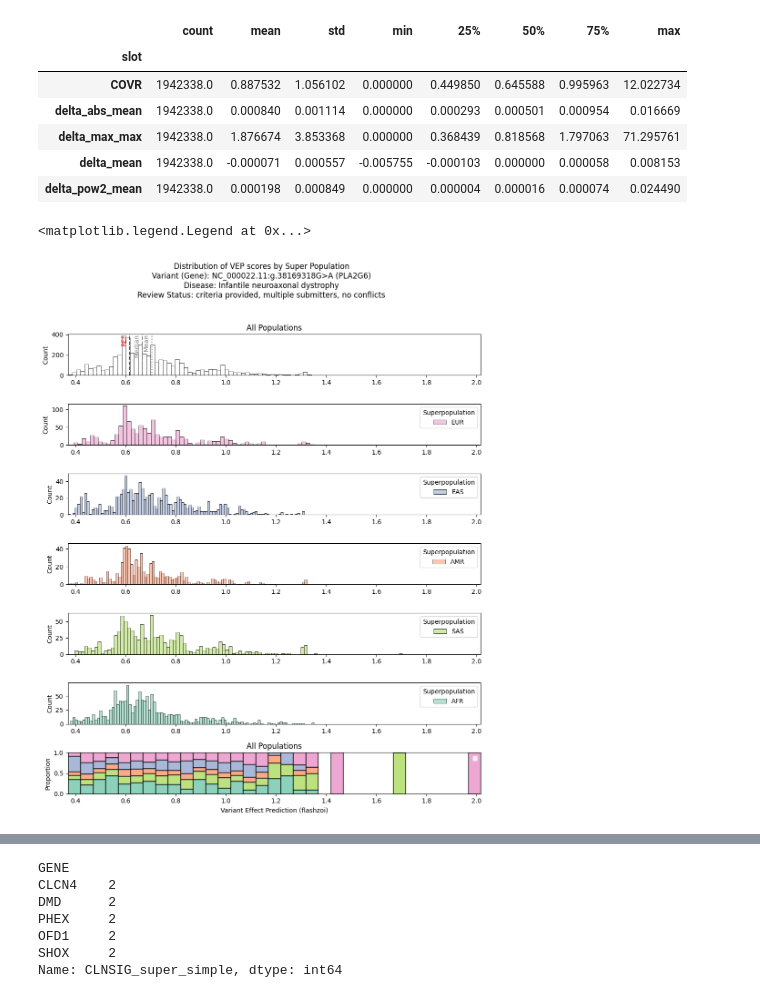
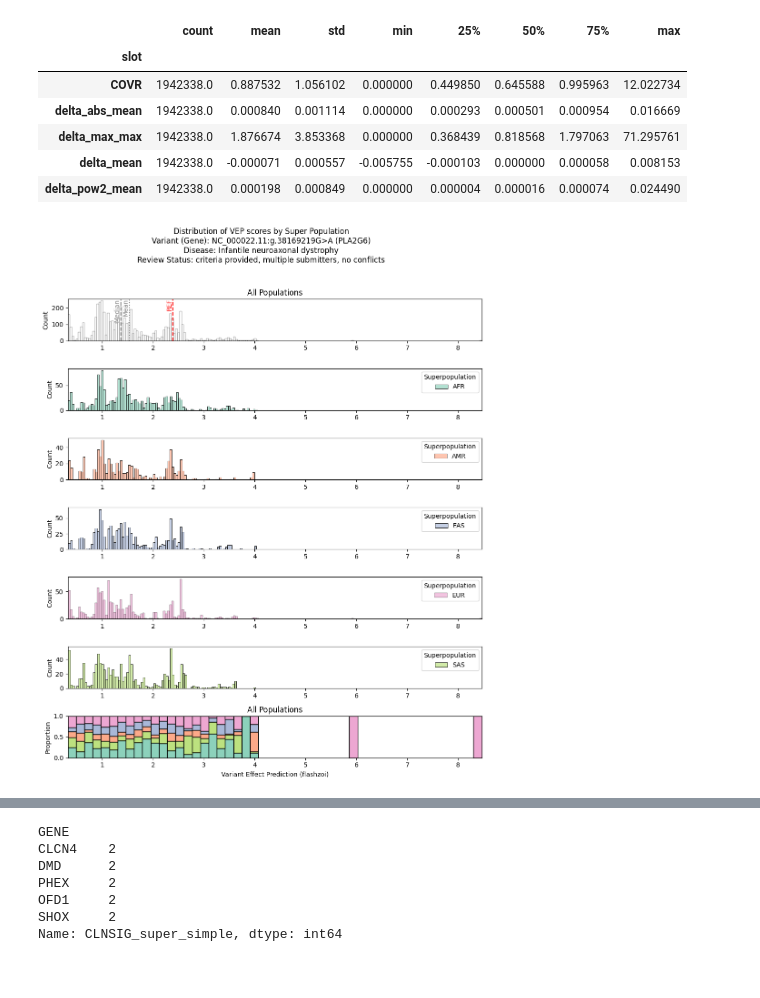
Before and after one commit to bschilder/VEP_DNA, a Jupyter notebook: notebooks/vep_analysis.ipynb, the cells around one changed output, grey strips where cells are left out. Cells and saved outputs as stored; diff of their text form; code cells hidden in the pictures.

```diff
--- a/notebooks/vep_analysis.ipynb
+++ b/notebooks/vep_analysis.ipynb
@@ -454,12 +419,16 @@ delta_df.groupby("slot")["flashzoi"].describe()
 model_name = "flashzoi"
 row_selected  = within_site_var.drop_duplicates(
     subset=[model_name]
-).iloc[8]
+).iloc[2]
 
 plot_df = delta_df.loc[(delta_df["site"]==row_selected["site"]) & (delta_df["slot"]=="COVR")]
 plot_df = va.add_onekg_metadata(plot_df)
+# Calculate global min and max for consistent x-axis limits
+x_min = plot_df[model_name].min()
+x_max = plot_df[model_name].max()
+# Compute optimal binwidth
 bins=100
-
+binwidth=(x_max-x_min)/200
 
 # Get unique super populations excluding REF
 super_pops = plot_df.loc[plot_df["Super Population"]!="REF", "Super Population"].unique()
@@ -469,13 +438,14 @@ n_pops = len(super_pops)
 fig = plt.figure(figsize=(10, 12))
 gs = fig.add_gridspec(n_pops + 2, 1, height_ratios=[1] * (n_pops + 2))
 
-# Calculate global min and max for consistent x-axis limits
-x_min = plot_df[model_name].min()
-x_max = plot_df[model_name].max()
+
 
 # Add histogram with all data in first subplot
 ax0 = fig.add_subplot(gs[0])
-sns.histplot(plot_df, x=model_name, bins=bins,
+sns.histplot(plot_df,
+             x=model_name,
+            #  bins=bins,
+            binwidth=binwidth,
              color="white",
              ax=ax0)
 ax0.set_xlabel(None)
@@ -493,38 +463,38 @@ ax0.set_title("All Populations")
 ax0.set_xlim(x_min, x_max)
 
 # Add faceted histograms for each super population
-for i, pop in enumerate(super_pops):
+for i, pop in enumerate(sorted(super_pops)):
     ax = fig.add_subplot(gs[i+1])
     sns.histplot(plot_df.loc[plot_df["Super Population"]==pop],
                 x=model_name,
-                bins=bins,
+                # bins=bins,
+                binwidth=binwidth,
                 hue="Super Population",
                 legend=True,
                 palette=utils.get_superpop_palette(),
                 ax=ax)
     ax.legend(title="Superpopulation", loc="upper right", labels=[pop])
     ax.set_title(None)
     ax.set_xlabel(None)
     ax.set_xlim(x_min, x_max)
 
 ax1 = fig.add_subplot(gs[-1])
 sns.histplot(plot_df.loc[plot_df["Super Population"]!="REF"],
                 x=model_name,
-                bins=bins//3,
+                # bins=bins,
+                binwidth=binwidth*4,
                 hue="Super Population",
-                legend=True,
+                legend=False,
                 multiple="fill",
                 palette=utils.get_superpop_palette(),
                 ax=ax1)
 ax1.set_title("All Populations")
 ax1.set_xlabel(f"Variant Effect Prediction ({model_name})")
 ax1.set_ylabel("Proportion")
 ax1.set_xlim(x_min, x_max)
 
 plt.suptitle(f"Distribution of VEP scores by Super Population\nVariant (Gene): {plot_df['CLNHGVS'].iloc[0]} ({plot_df['GENE'].iloc[0]})\nDisease: {row_selected['CLNDN'].replace('_',' ')}\nReview Status: {plot_df['CLNREVSTAT'].iloc[0].replace('_',' ')}",
              y=1.02)
 plt.tight_layout()
-plt.legend()
 # %% [output]
-<matplotlib.legend.Legend at 0x...>
-[figure, old version]
+[figure, new version]
```
Also changed, not shown: parts of 13 cells of this notebook, 3 other files.
